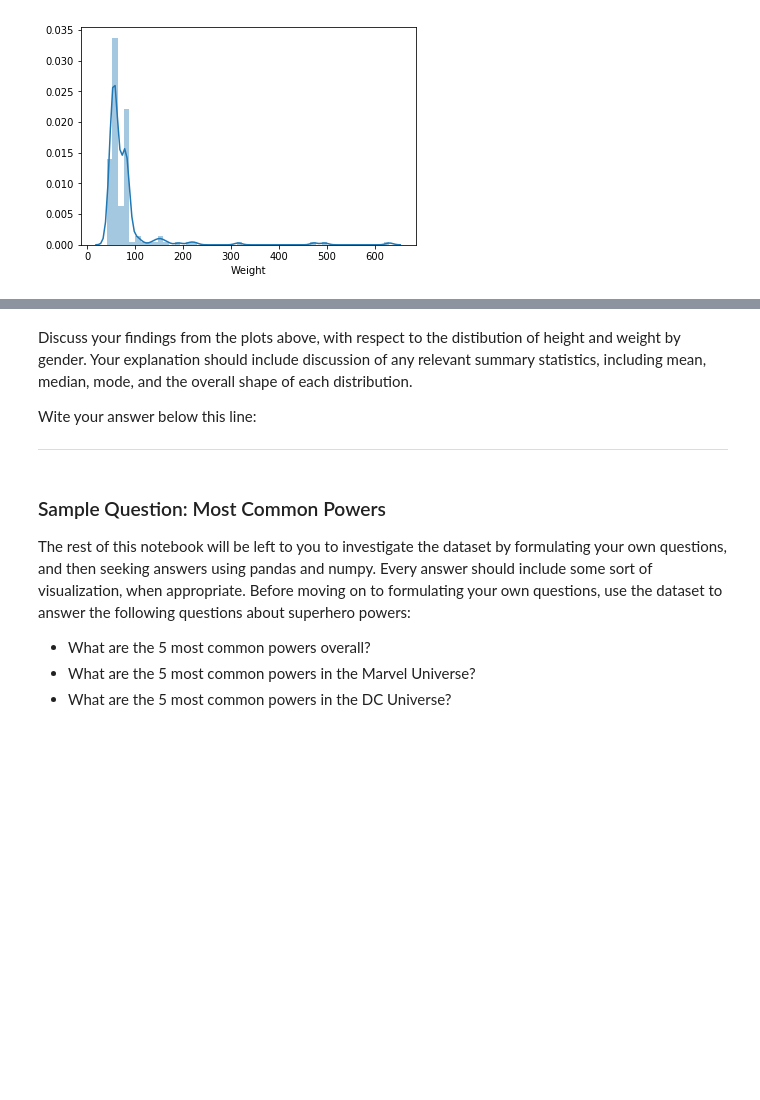
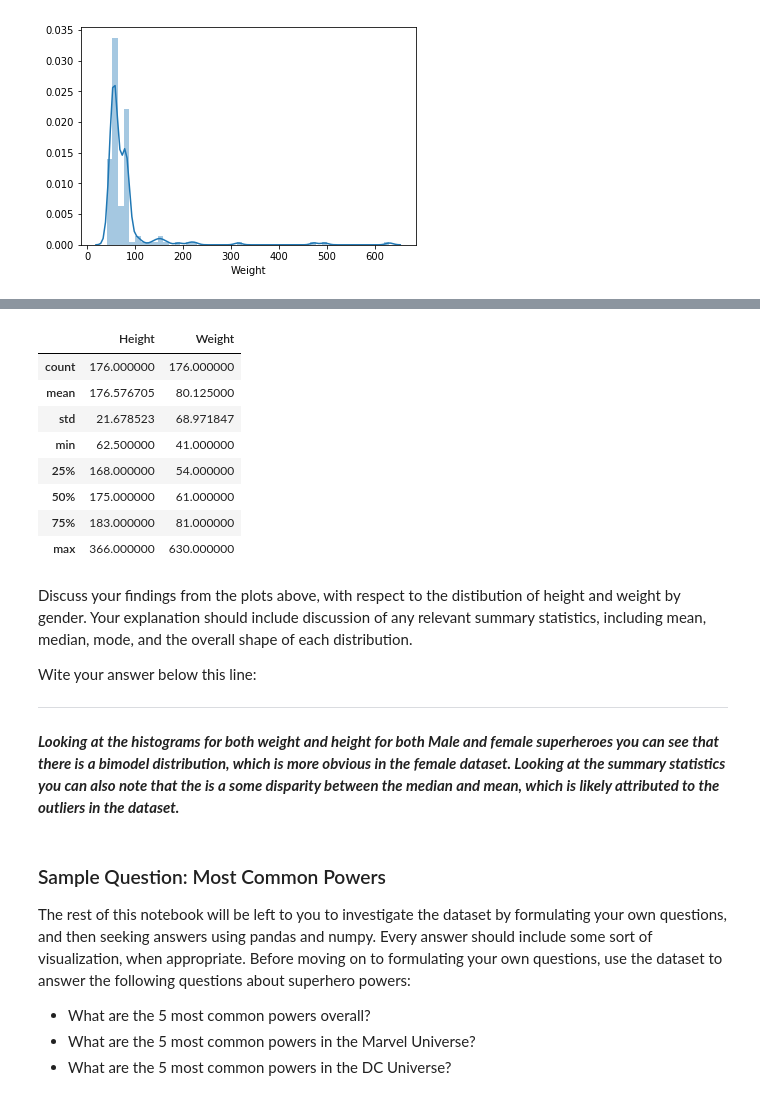
Before and after one commit to siguy12/dsc-1-04-13-project-data-cleaning-online-ds-pt-100118, a Jupyter notebook: index.ipynb, the cells around one changed output, grey strips where cells are left out. Drawn from its saved outputs; the diff is of its cells as text; code cells hidden in the pictures; blank space fills up the shorter version.

```diff
--- a/index.ipynb
+++ b/index.ipynb
@@ -368,8 +380,22 @@ show_distplot(joint_df, "Female", "Weight")
+# %%
+female_df.describe()
+# %% [output]
+|  | Height | Weight |
+| count | 176.000000 | 176.000000 |
+| mean | 176.576705 | 80.125000 |
+| std | 21.678523 | 68.971847 |
+| min | 62.500000 | 41.000000 |
+| 25% | 168.000000 | 54.000000 |
+| 50% | 175.000000 | 61.000000 |
+| 75% | 183.000000 | 81.000000 |
+| max | 366.000000 | 630.000000 |
 # %% [markdown]
 Discuss your findings from the plots above, with respect to the distibution of height and weight by gender.  Your explanation should include discussion of any relevant summary statistics, including mean, median, mode, and the overall shape of each distribution.
 
 Wite your answer below this line:
 ____________________________________________________________________________________________________________________________
+
+***Looking at the histograms for both weight and height for both Male and female superheroes you can see that there is a bimodel distribution, which is more obvious in the female dataset. Looking at the summary statistics you can also note that the is a some disparity between the median and mean, which is likely attributed to the outliers in the dataset.***
 # %% [markdown]
 ### Sample Question: Most Common Powers
 
```
Also changed, not shown: parts of 5 cells of this notebook.
